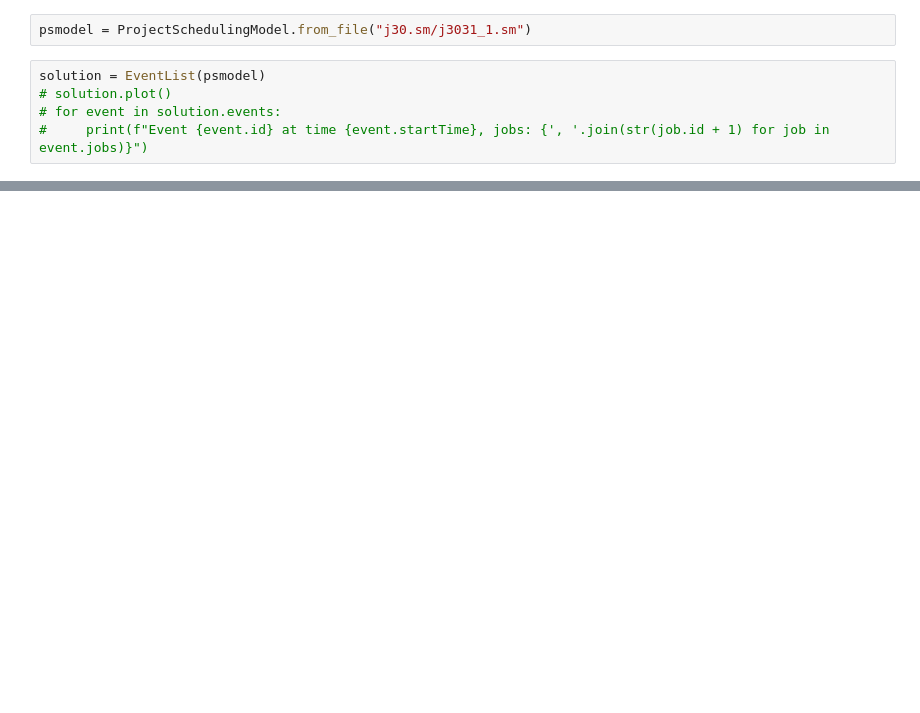
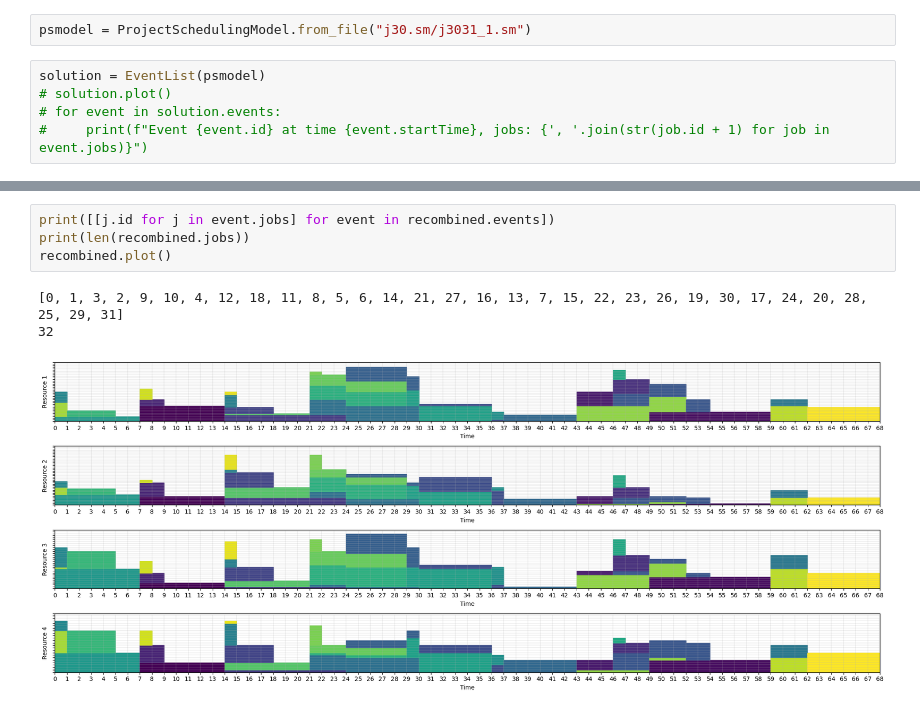
Before and after one commit to Pablof27/GS-ABC, a Jupyter notebook: ArtificialBeeColony.ipynb, the cells around one changed output, grey strips where cells are left out. Saved outputs shown, nothing was run; the diff lists cells and outputs as text; blank space fills up the shorter version.

```diff
--- a/ArtificialBeeColony.ipynb
+++ b/ArtificialBeeColony.ipynb
@@ -11 +27,9 @@ solution = EventList(psmodel)
+# %%
+print([[j.id for j in event.jobs] for event in recombined.events])
+print(len(recombined.jobs))
+recombined.plot()
+# %% [output]
+[0, 1, 3, 2, 9, 10, 4, 12, 18, 11, 8, 5, 6, 14, 21, 27, 16, 13, 7, 15, 22, 23, 26, 19, 30, 17, 24, 20, 28, 25, 29, 31]
+32
+[figure, added]
 # %%
```
Also changed, not shown: parts of 4 cells of this notebook, 1 other file.
